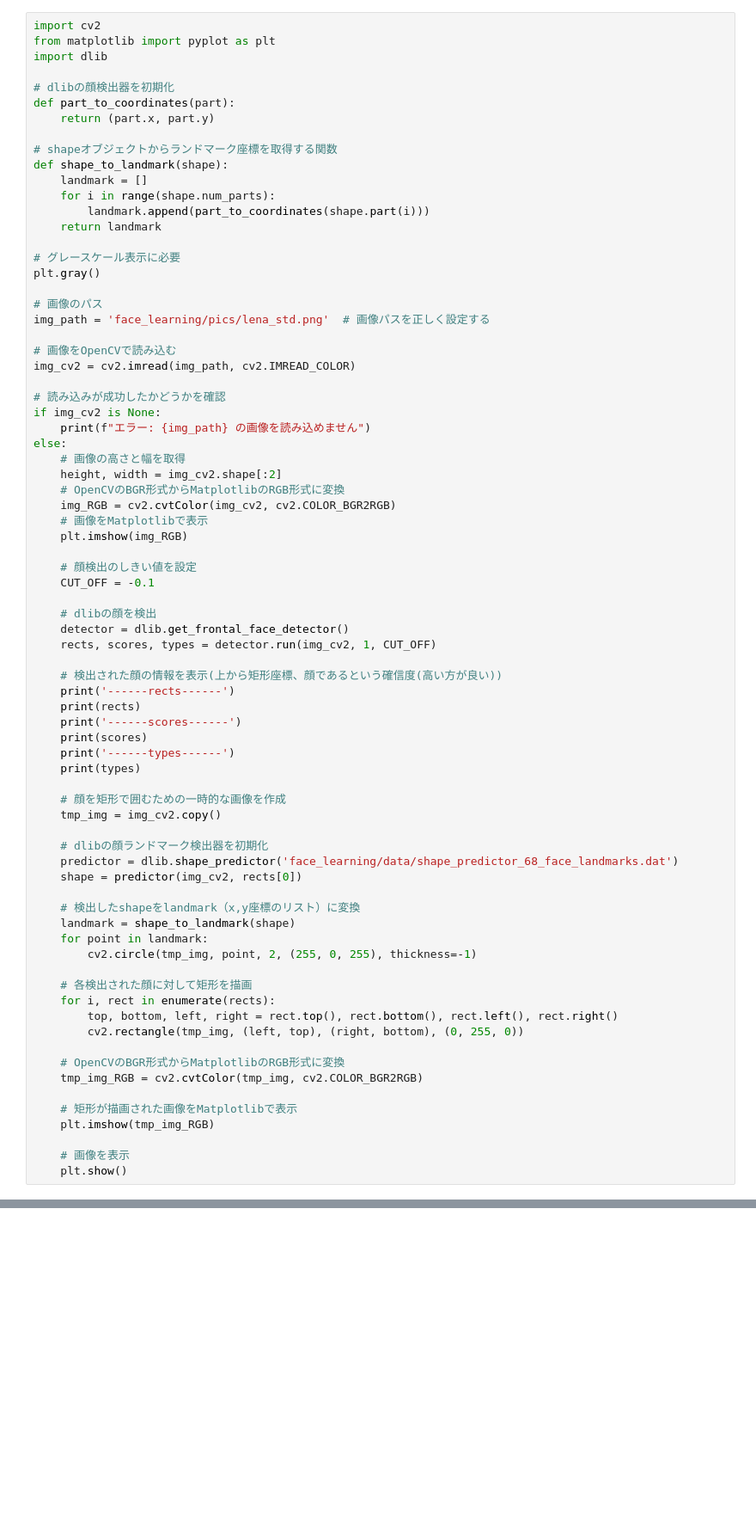
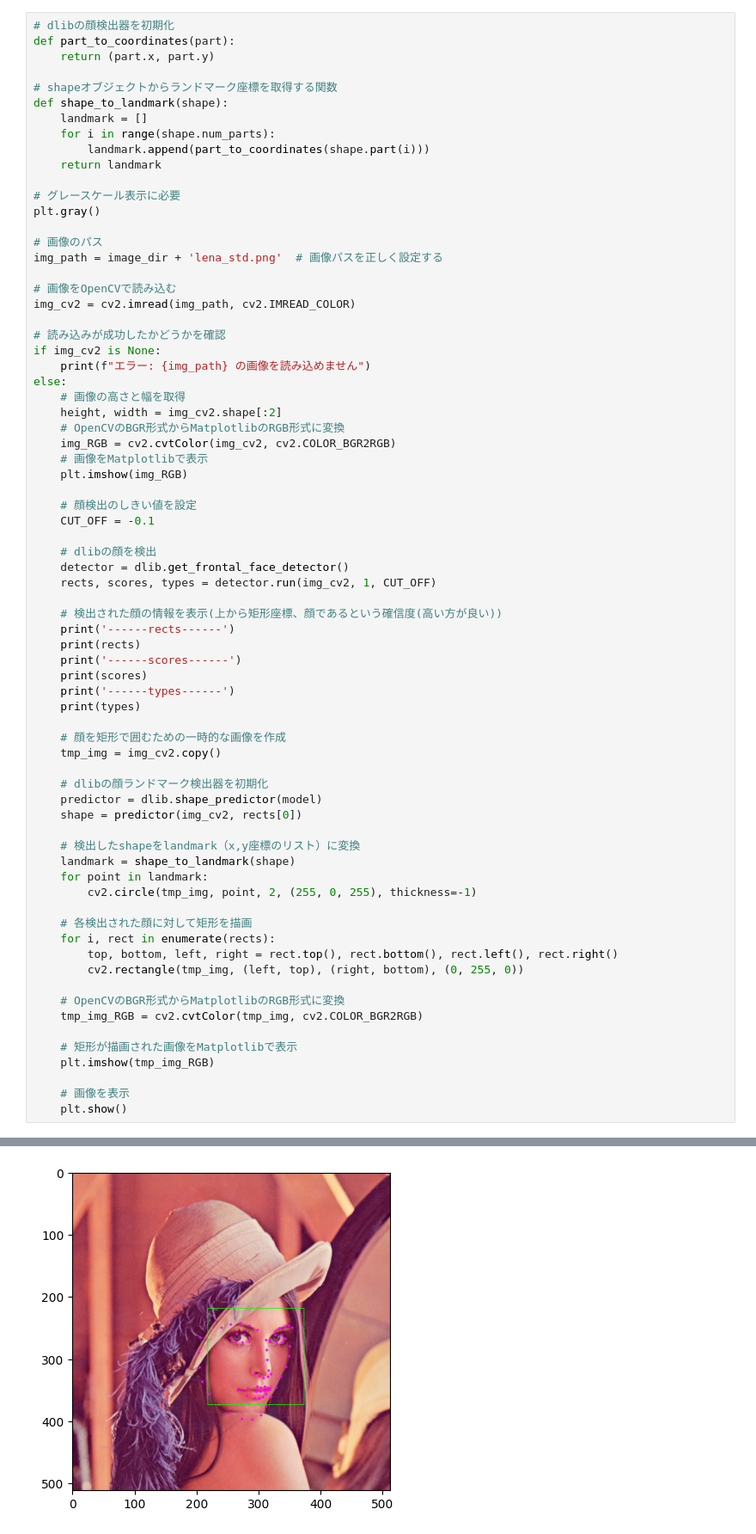
Before and after one commit to BuntinJP/ml, a Jupyter notebook: face.ipynb, the cells around one changed output, grey strips where cells are left out. Shown at 86% size. Drawn from its saved outputs; the diff is of its cells as text; blank space fills up the shorter version.

```diff
--- a/face.ipynb
+++ b/face.ipynb
@@ -89,8 +96,4 @@ for i, rect in enumerate(rects):
 # %%
-import cv2
-from matplotlib import pyplot as plt
-import dlib
-
 # dlibの顔検出器を初期化
 def part_to_coordinates(part):
     return (part.x, part.y)
@@ -106,7 +109,7 @@ def shape_to_landmark(shape):
 plt.gray()
 
 # 画像のパス
-img_path = 'face_learning/pics/lena_std.png'  # 画像パスを正しく設定する
+img_path = image_dir + 'lena_std.png'  # 画像パスを正しく設定する
 
 # 画像をOpenCVで読み込む
 img_cv2 = cv2.imread(img_path, cv2.IMREAD_COLOR)
@@ -141,7 +144,7 @@ else:
     tmp_img = img_cv2.copy()
 
     # dlibの顔ランドマーク検出器を初期化
-    predictor = dlib.shape_predictor('face_learning/data/shape_predictor_68_face_landmarks.dat')
+    predictor = dlib.shape_predictor(model)
     shape = predictor(img_cv2, rects[0])
 
     # 検出したshapeをlandmark（x,y座標のリスト）に変換
@@ -162,3 +165,4 @@ else:
 
     # 画像を表示
     plt.show()
+# %% [output]
@@ -165 +175,2 @@ else:
+[figure, added]
 # %%
```
Also changed, not shown: parts of 7 cells of this notebook, 5 other files.
